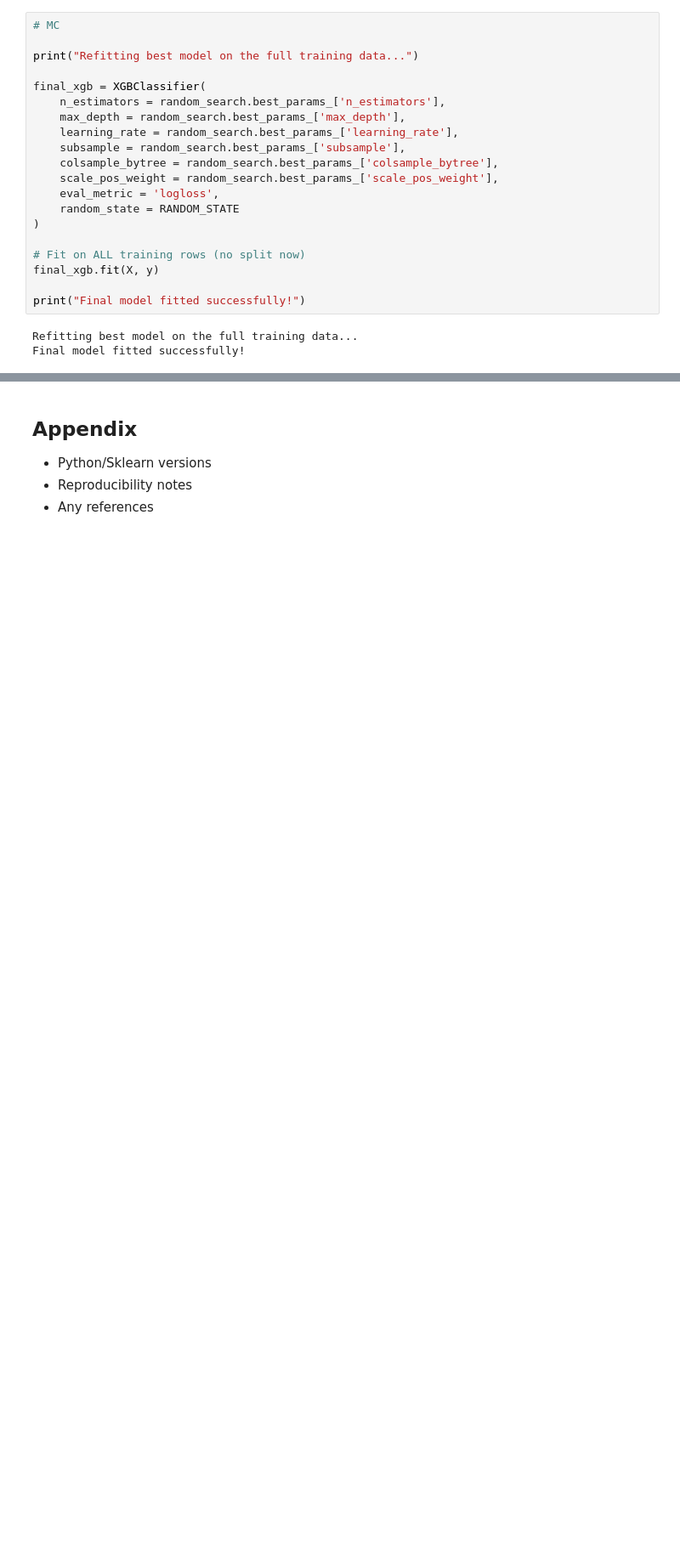
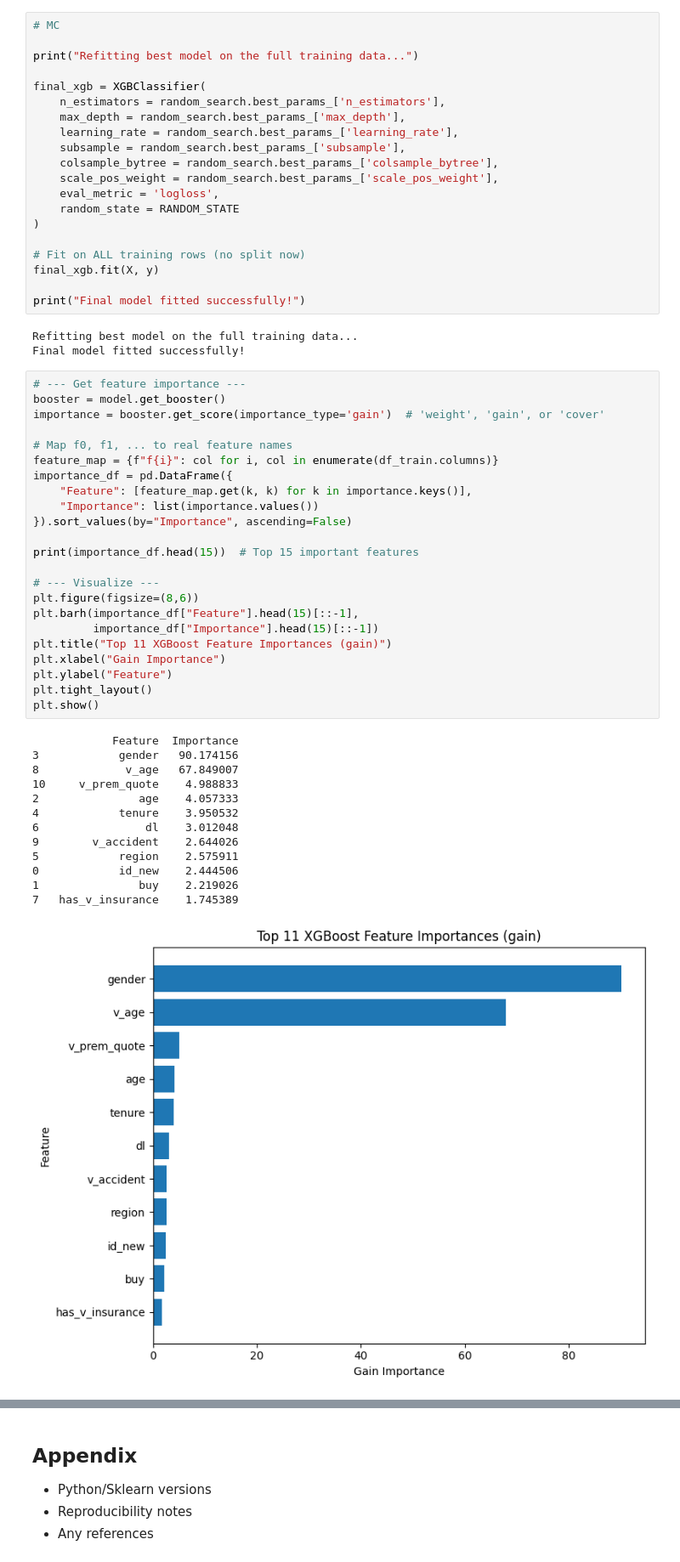
Before and after one commit to AdityaBoghara/Insurance-Classification-Project, a Jupyter notebook: Project_XGBoost.ipynb, the cells around one changed output, grey strips where cells are left out. Shown at 85% size. Cells and saved outputs as stored; diff of their text form; blank space fills up the shorter version.

```diff
--- a/Project_XGBoost.ipynb
+++ b/Project_XGBoost.ipynb
@@ -701,5 +787,42 @@ print("Final model fitted successfully!")
 # %% [output]
 Refitting best model on the full training data...
 Final model fitted successfully!
+# %%
+# --- Get feature importance ---
+booster = model.get_booster()
+importance = booster.get_score(importance_type='gain')  # 'weight', 'gain', or 'cover'
+
+# Map f0, f1, ... to real feature names
+feature_map = {f"f{i}": col for i, col in enumerate(df_train.columns)}
+importance_df = pd.DataFrame({
+    "Feature": [feature_map.get(k, k) for k in importance.keys()],
+    "Importance": list(importance.values())
+}).sort_values(by="Importance", ascending=False)
+
+print(importance_df.head(15))  # Top 15 important features
+
+# --- Visualize ---
+plt.figure(figsize=(8,6))
+plt.barh(importance_df["Feature"].head(15)[::-1],
+         importance_df["Importance"].head(15)[::-1])
+plt.title("Top 11 XGBoost Feature Importances (gain)")
+plt.xlabel("Gain Importance")
+plt.ylabel("Feature")
+plt.tight_layout()
+plt.show()
+# %% [output]
+            Feature  Importance
+3            gender   90.174156
+8             v_age   67.849007
+10     v_prem_quote    4.988833
+2               age    4.057333
+4            tenure    3.950532
+6                dl    3.012048
+9        v_accident    2.644026
+5            region    2.575911
+0            id_new    2.444506
+1               buy    2.219026
+7   has_v_insurance    1.745389
+[figure, added]
 # %% [markdown]
 ## 11) Score Dataset → Create `my_prediction.csv`
```
Also changed, not shown: parts of 27 cells of this notebook.
